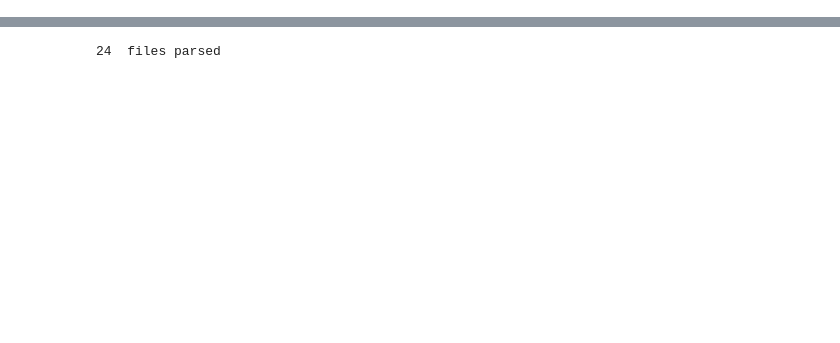
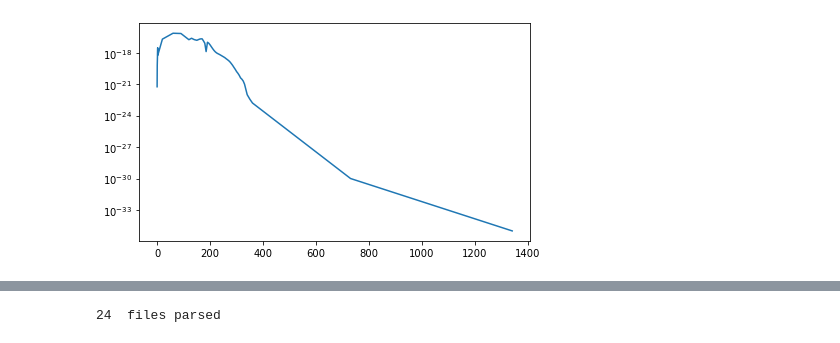
Before and after one commit to Nicholaswogan/photochem, a Jupyter notebook: data/xsections/Untitled.ipynb, the cells around one changed output, grey strips where cells are left out. Drawn from its saved outputs; the diff is of its cells as text; code cells hidden in the pictures; blank space fills up the shorter version.

```diff
--- a/data/xsections/Untitled.ipynb
+++ b/data/xsections/Untitled.ipynb
@@ -229,0 +84,5 @@ phi = phidrates('HC3N')
+# %%
+mpi = MPI_Mainz('SO2')
+# %%
+wv, xs = np.loadtxt('HO2NO2/HO2NO2_xs.txt',skiprows=2).T
+atmos = mpi.get_atmos_data('HO2NO2',output=True)
@@ -229,0 +93,13 @@ phi = phidrates('HC3N')
+# %%
+fig,ax = plt.subplots(1,1,figsize=[7,4])
+
+ax.plot(wv,xs)
+ax.plot(atmos['alinc'][0],atmos['alinc'][1],'--')
+
+ax.set_yscale('log')
+
+# ax.set_ylim(1e-30,1e-15)
+# ax.set_xlim(100,500)
+plt.show()
+# %% [output]
+[figure, added]
```
Also changed, not shown: parts of 67 cells of this notebook, 34 other files.
